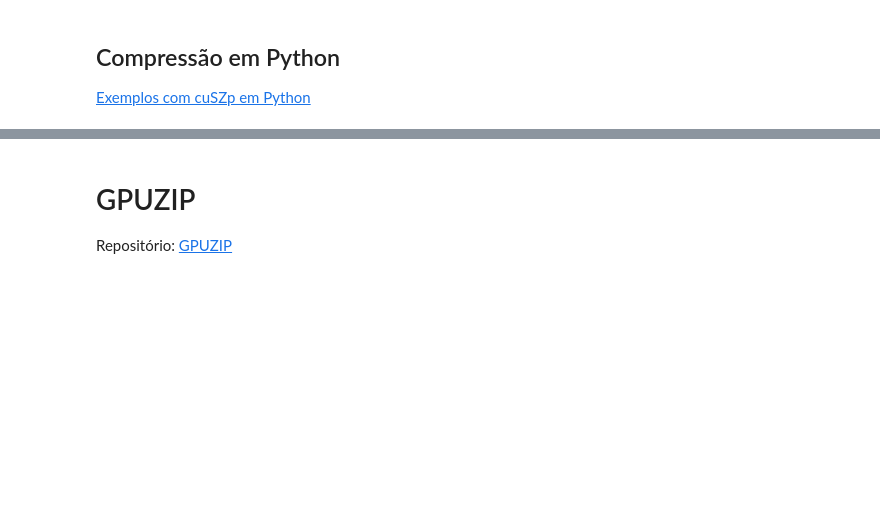
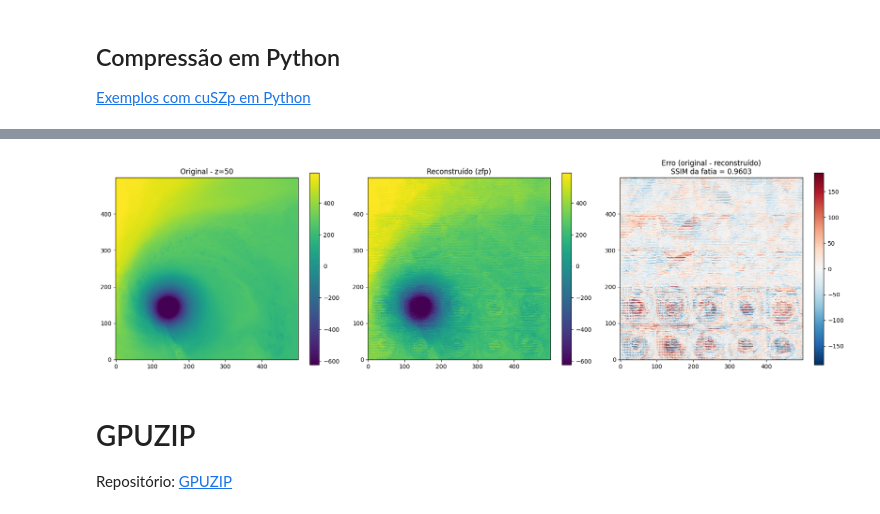
Before and after one commit to brunoortega/minicurso_sscad_2026, a Jupyter notebook: Minicurso_compressao_SSCAD.ipynb, the cells around one changed output, grey strips where cells are left out. Drawn from its saved outputs; the diff is of its cells as text; code cells hidden in the pictures; blank space fills up the shorter version.

```diff
--- a/Minicurso_compressao_SSCAD.ipynb
+++ b/Minicurso_compressao_SSCAD.ipynb
@@ -238,0 +519,81 @@ plt.show()
+# %%
+from pathlib import Path
+import numpy as np
+import pandas as pd
+from skimage.metrics import structural_similarity
+import matplotlib.pyplot as plt
+
+# ---------------- Arquivos ----------------
+original = Path("/content/datasets/100x500x500/Pf48.bin.f32")
+descomprimido = Path("/content/saida_hurricane.bin")
+
+dtype = np.float32
+shape = (100, 500, 500)
+
+# ---------------- Leitura ----------------
+dados_originais = np.fromfile(original, dtype=dtype)
+dados_reconstruidos = np.fromfile(descomprimido, dtype=dtype)
+
+assert dados_originais.size == np.prod(shape), "Tamanho do original incorreto."
+assert dados_reconstruidos.size == dados_originais.size, "Tamanhos diferentes."
+
+ref = dados_originais.reshape(shape).astype(np.float64)
+rec = dados_reconstruidos.reshape(shape).astype(np.float64)
+
+# ---------------- Fatia 2D (plano XY, meio do eixo z) ----------------
+meio = shape[0] // 2
+
+fatia_ref = ref[meio, :, :]
+fatia_rec = rec[meio, :, :]
+
+# ---------------- Métricas ----------------
+erro = ref - rec
+fatia_erro = erro[meio, :, :]
+
+rmse = np.sqrt(np.mean(erro ** 2))
+data_range = ref.max() - ref.min()
+psnr = float("inf") if rmse == 0 else 20 * np.log10(data_range / rmse)
+
+# SSIM apenas na fatia 2D
+ssim_fatia = structural_similarity(
+    fatia_ref, fatia_rec,
+    data_range=data_range,
+    gaussian_weights=True,
+    sigma=1.5,
+    use_sample_covariance=False
+)
+
+df_qualidade = pd.DataFrame([{
+    "RMSE": rmse,
+    "MAE": np.mean(np.abs(erro)),
+    "Erro máximo": np.max(np.abs(erro)),
+    "PSNR (dB)": psnr,
+    f"SSIM (fatia z={meio})": ssim_fatia,
+    "NRMSE": rmse / np.sqrt(np.mean(ref ** 2)),
+}])
+display(df_qualidade)
+
+# ---------------- Visualização (escala linear) ----------------
+# Limites por percentil: evita que poucos valores extremos achatem o contraste
+vmin, vmax = np.percentile(fatia_ref, [1, 99])
+
+# Erro simétrico em torno de zero, também por percentil
+lim = np.percentile(np.abs(fatia_erro), 99.5) or 1.0
+
+fig, axes = plt.subplots(1, 3, figsize=(18, 5))
+
+im0 = axes[0].imshow(fatia_ref, cmap="viridis", vmin=vmin, vmax=vmax, origin="lower")
+axes[0].set_title(f"Original - z={meio}")
+plt.colorbar(im0, ax=axes[0])
+
+im1 = axes[1].imshow(fatia_rec, cmap="viridis", vmin=vmin, vmax=vmax, origin="lower")
+axes[1].set_title("Reconstruído (zfp)")
+plt.colorbar(im1, ax=axes[1])
+
+im2 = axes[2].imshow(fatia_erro, cmap="RdBu_r", vmin=-lim, vmax=lim, origin="lower")
+axes[2].set_title(f"Erro (original - reconstruído)\nSSIM da fatia = {ssim_fatia:.4f}")
+plt.colorbar(im2, ax=axes[2])
+
+plt.tight_layout()
+plt.show()
+# %% [output]
@@ -239,3 +602,4 @@ plt.show()
+[figure, added]
 # %% [markdown]
 # GPUZIP
 
```
Also changed, not shown: parts of 18 cells of this notebook.
